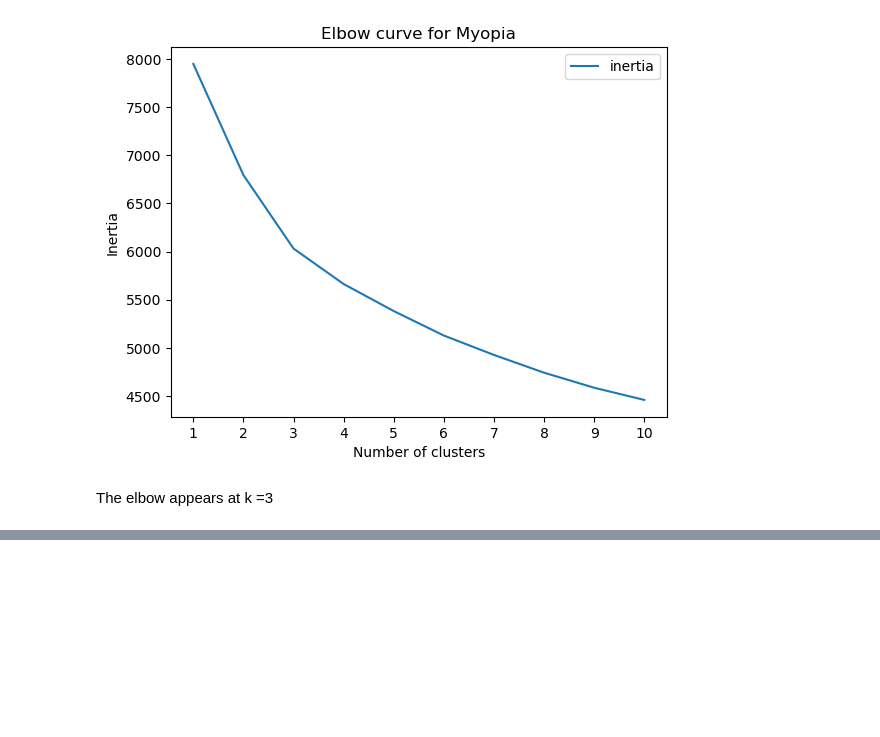
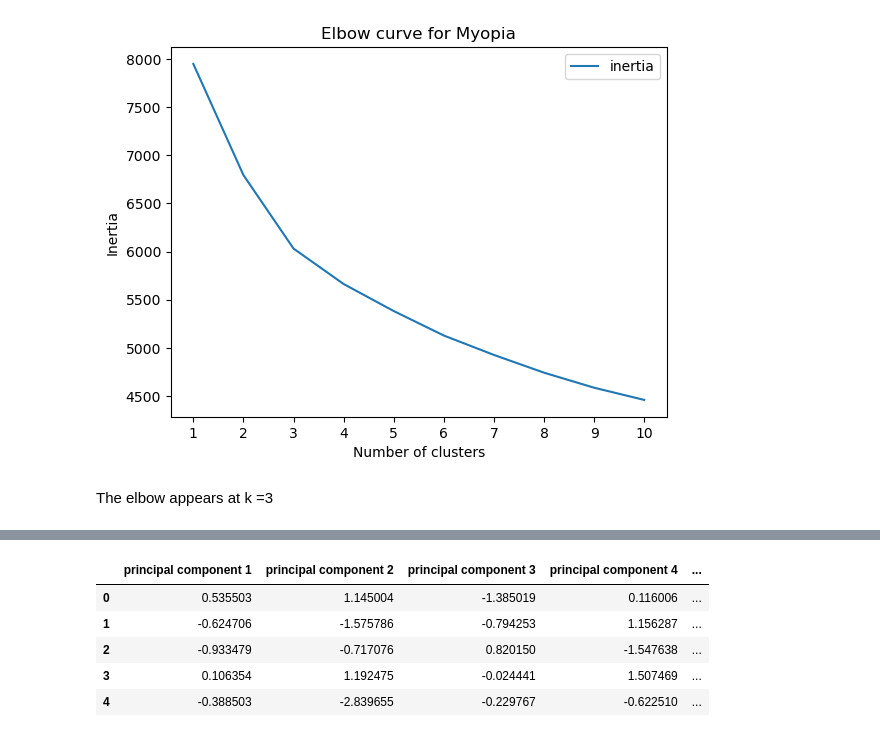
Before and after one commit to p-colomer/unsupervised-machine-learning-challenge, a Jupyter notebook: myopia.ipynb, the cells around one changed output, grey strips where cells are left out. Cells and saved outputs as stored; diff of their text form; code cells hidden in the pictures; blank space fills up the shorter version.

```diff
--- a/myopia.ipynb
+++ b/myopia.ipynb
@@ -202,0 +217,22 @@ The elbow appears at k =3
+# %%
+# Predicting clusters with k=3
+
+# Initialize the k-means model
+model = KMeans(n_clusters=3, random_state=0)
+
+# Fitting the model
+model.fit(df_myopia_pca)
+
+# Predicting clusters
+predictions = model.predict(df_myopia_pca)
+
+# Adding the predicted class column to the dataframe
+df_myopia_pca["class"] = model.labels_
+df_myopia_pca.head()
+# %% [output]
+|  | principal component 1 | principal component 2 | principal component 3 | principal component 4 | ... |
+| 0 | 0.535503 | 1.145004 | -1.385019 | 0.116006 | ... |
+| 1 | -0.624706 | -1.575786 | -0.794253 | 1.156287 | ... |
+| 2 | -0.933479 | -0.717076 | 0.820150 | -1.547638 | ... |
+| 3 | 0.106354 | 1.192475 | -0.024441 | 1.507469 | ... |
+| 4 | -0.388503 | -2.839655 | -0.229767 | -0.622510 | ... |
```
Also changed, not shown: parts of 7 cells of this notebook.
